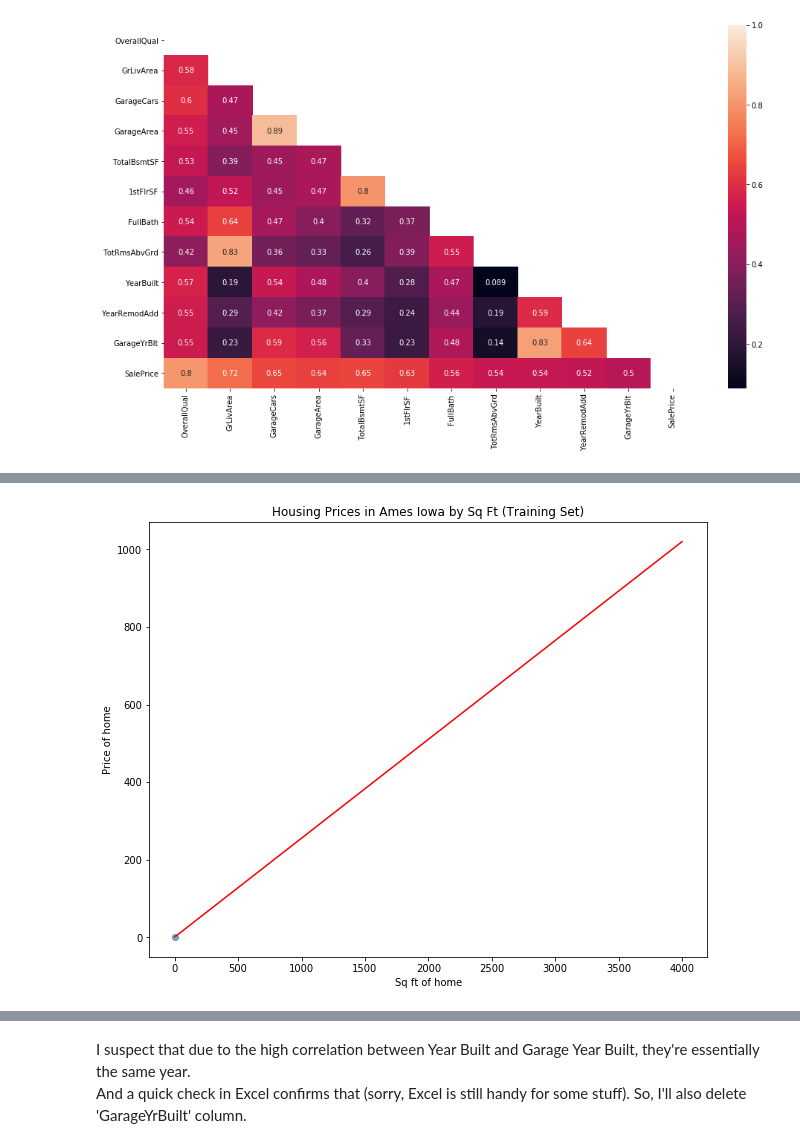
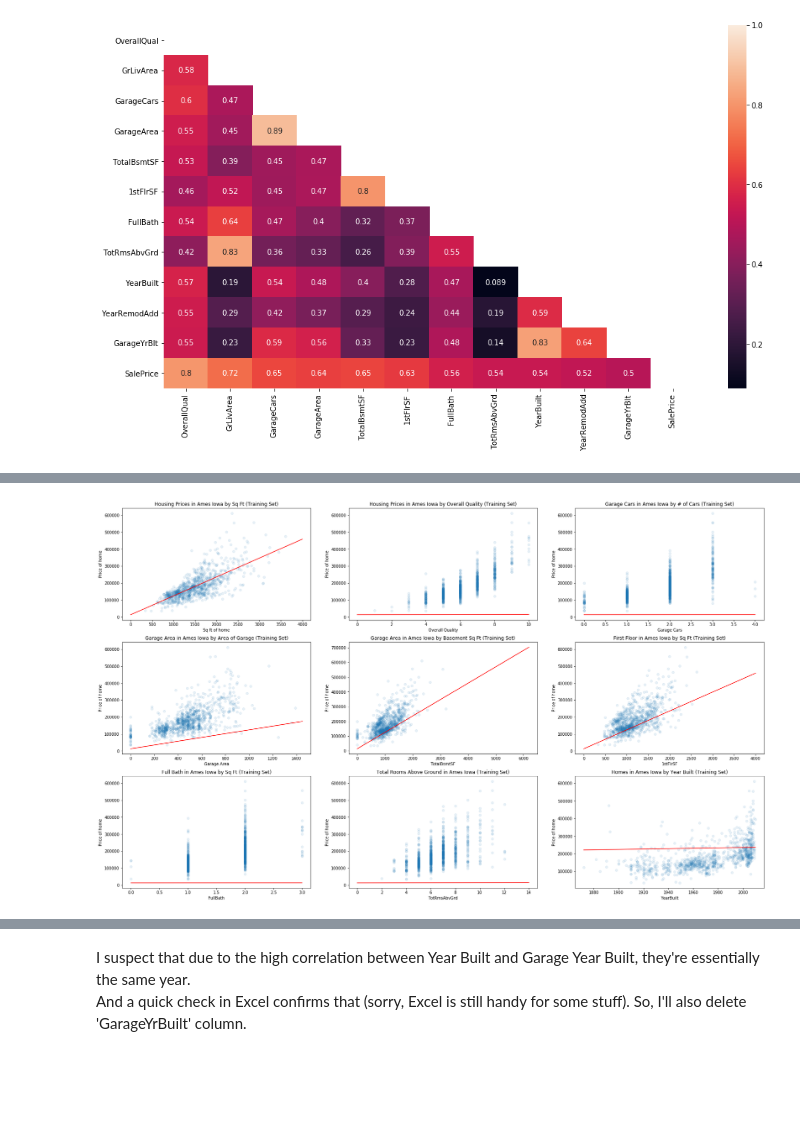
Before and after one commit to scottmr/Ames-housing, a Jupyter notebook: Kaggle_Ames_Housing.ipynb, the cells around one changed output, grey strips where cells are left out. Cells and saved outputs as stored; diff of their text form; code cells hidden in the pictures; blank space fills up the shorter version.

```diff
--- a/Kaggle_Ames_Housing.ipynb
+++ b/Kaggle_Ames_Housing.ipynb
@@ -151,24 +159,96 @@ sns.heatmap(cor_mtx, mask = mask, annot=True,
 # %%
 #Split the data 70-30 train/test
+X = train[['OverallQual','GrLivArea','GarageCars','GarageArea','TotalBsmtSF','1stFlrSF','FullBath',
+             'TotRmsAbvGrd', 'YearBuilt', 'YearRemodAdd', 'GarageYrBlt']]
+y = train['SalePrice']
 
-X = cor_mtx.drop(['SalePrice'], axis=1)
-y = cor_mtx['SalePrice']
+X = X
+y = y
 X_train, X_test, y_train, y_test = train_test_split(X, y, test_size=0.3, random_state=1)
 
 # Focus on top correlation
 selected_column = ['GrLivArea']
+selected_column2 = ['OverallQual']
 
 # Define a `default` LinearRegression model and fit it to the data with just `Gr Liv Area' as the feature
 # and SalePrice as the target.
 lr_model1 = LinearRegression()
 lr_model1.fit(X_train[selected_column],y_train)
 
-plt.figure(figsize=(10,8))
+plt.figure(figsize=(12,9))
+#fig, axes = plt.subplots(nrows=4, ncols=3)
+plt.subplots_adjust(left=None, bottom=.5, right=2, top=2.5, wspace=None, hspace=None)
+
+plt.subplot(431)
 plt.scatter(X_train['GrLivArea'],y_train,alpha=.1)
 vec1 = np.linspace(0,4000,1000)
 plt.plot(vec1, lr_model1.intercept_ + lr_model1.coef_[0]*vec1,'r')
 plt.title("Housing Prices in Ames Iowa by Sq Ft (Training Set)")
 plt.xlabel("Sq ft of home")
 plt.ylabel("Price of home");
+
+plt.subplot(432)
+plt.scatter(X_train['OverallQual'],y_train,alpha=.1)
+vec1 = np.linspace(0,10,1000)
+plt.plot(vec1, lr_model1.intercept_ + lr_model1.coef_[0]*vec1,'r')
+plt.title("Housing Prices in Ames Iowa by Overall Quality (Training Set)")
+plt.xlabel("Overall Quality")
+plt.ylabel("Price of home");
+
+plt.subplot(433)
+plt.scatter(X_train['GarageCars'],y_train,alpha=.1)
+vec1 = np.linspace(0,4,1000)
+plt.plot(vec1, lr_model1.intercept_ + lr_model1.coef_[0]*vec1,'r')
+plt.title("Garage Cars in Ames Iowa by # of Cars (Training Set)")
+plt.xlabel("Garage Cars")
+plt.ylabel("Price of home");
+
+plt.subplot(434)
+plt.scatter(X_train['GarageArea'],y_train,alpha=.1)
+vec1 = np.linspace(0,1450,1000)
+plt.plot(vec1, lr_model1.intercept_ + lr_model1.coef_[0]*vec1,'r')
+plt.title("Garage Area in Ames Iowa by Area of Garage (Training Set)")
+plt.xlabel("Garage Area")
+plt.ylabel("Price of home");
+
+plt.subplot(435)
+plt.scatter(X_train['TotalBsmtSF'],y_train,alpha=.1)
+vec1 = np.linspace(0,6200,1000)
+plt.plot(vec1, lr_model1.intercept_ + lr_model1.coef_[0]*vec1,'r')
+plt.title("Garage Area in Ames Iowa by Basement Sq Ft (Training Set)")
+plt.xlabel("TotalBsmtSF")
+plt.ylabel("Price of home");
+
+plt.subplot(436)
+plt.scatter(X_train['1stFlrSF'],y_train,alpha=.1)
+vec1 = np.linspace(0,4000,1000)
+plt.plot(vec1, lr_model1.intercept_ + lr_model1.coef_[0]*vec1,'r')
+plt.title("First Floor in Ames Iowa by Sq Ft (Training Set)")
+plt.xlabel("1stFlrSF")
+plt.ylabel("Price of home");
+
+plt.subplot(437)
+plt.scatter(X_train['FullBath'],y_train,alpha=.1)
+vec1 = np.linspace(0,3,1000)
+plt.plot(vec1, lr_model1.intercept_ + lr_model1.coef_[0]*vec1,'r')
+plt.title("Full Bath in Ames Iowa by Sq Ft (Training Set)")
+plt.xlabel("FullBath")
+plt.ylabel("Price of home");
+
+plt.subplot(438)
+plt.scatter(X_train['TotRmsAbvGrd'],y_train,alpha=.1)
+vec1 = np.linspace(0,14,1000)
+plt.plot(vec1, lr_model1.intercept_ + lr_model1.coef_[0]*vec1,'r')
+plt.title("Total Rooms Above Ground in Ames Iowa (Training Set)")
+plt.xlabel("TotRmsAbvGrd")
+plt.ylabel("Price of home");
+
+plt.subplot(439)
+plt.scatter(X_train['YearBuilt'],y_train,alpha=.1)
+vec1 = np.linspace(1872,2010)
+plt.plot(vec1, lr_model1.intercept_ + lr_model1.coef_[0]*vec1,'r')
+plt.title("Homes in Ames Iowa by Year Built (Training Set)")
+plt.xlabel("YearBuilt")
+plt.ylabel("Price of home");
 # %% [output]
-[figure, old version]
+[figure, new version]
```
Also changed, not shown: parts of 22 cells of this notebook.
